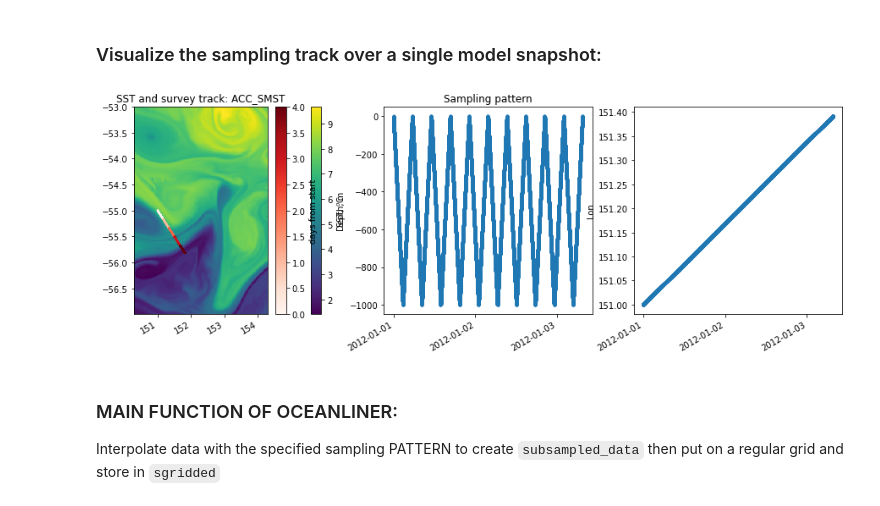
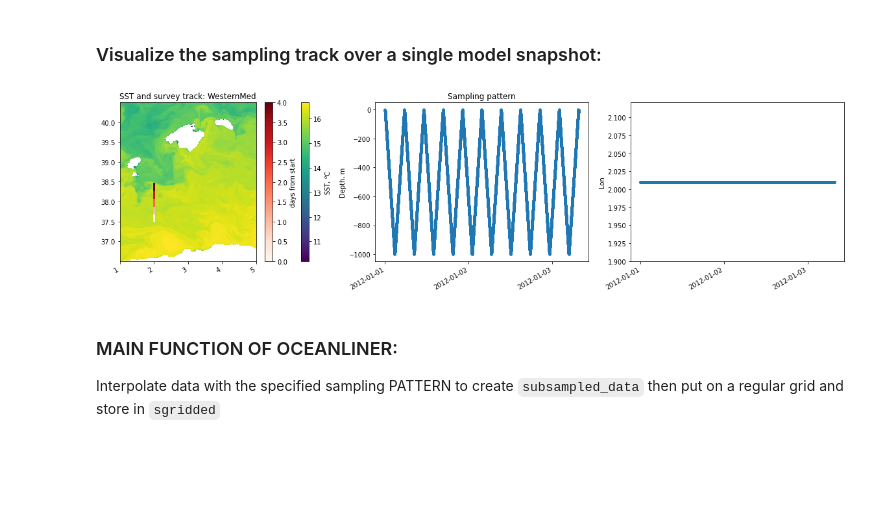
Before and after one commit to kdrushka/oceanliner, a Jupyter notebook: run_oceanliner.ipynb, the cells around one changed output. Drawn from its saved outputs; the diff is of its cells as text; code cells hidden in the pictures; blank space fills up the shorter version.

```diff
--- a/run_oceanliner.ipynb
+++ b/run_oceanliner.ipynb
@@ -73,7 +74,7 @@ from oceanliner_functions import download_llc4320_data, compute_derived_fields,
 #   options are:
 #     WesternMed  ROAM_MIZ  NewCaledonia  NWPacific  BassStrait  RockallTrough  ACC_SMST
 #     MarmaraSea  LabradorSea  CapeBasin Boknis GotlandBasin NWAustralia WestAtlantic Yongala
-RegionName = 'ACC_SMST'
+RegionName = 'WesternMed'
 
 # start_date:  first date to subsample the model.
 #   MITgcm llc4320 data are from 2011-Sep-13 to 2012-Nov-15
@@ -94,6 +95,14 @@ outputdir = '/data3/adac/osse_output/' + RegionName + '/'
 # directory where figures will be stored
 figdir = '/data2/Dropbox/projects/adac/figures/' + RegionName + '/' # store figures
 # --------------------------------------------------------------------
+# directory where data files are stored
+datadir = '/Users/kdrushka/data/adac/mitgcm/netcdf/' + RegionName + '/'
+# directory where generated output files will be stored
+outputdir = '/data3/adac/osse_output/' + RegionName + '/'
+# directory where figures will be stored
+figdir = '/data2/Dropbox/projects/adac/figures/' + RegionName + '/' # store figures
+# --------------------------------------------------------------------
+
 
 
 
@@ -110,8 +119,8 @@ PLATFORM = 'glider'
 #    note: xwaypoints & ywaypoints must have the same size
 #  or, a filename (string) of a netCDF file specifying the waypoints as {'waypoint_file':'filename.nc'} (EXAMPLE NEEDED)
 #  or, None - in which case a simple pattern within the domain will be selected based on "PATTERN" (useful for testing/demo)
-#  ** note, if the waypoints are outside of the domain, something weird will happen (TODO: add an error in this case)
-WAYPOINTS = {'x':[151, 152, 153, 154], 'y':[-55, -56, -55, -56]}
+#  ** note, if the waypoints are outside of the domain, get_survey_track will raise an error (TODO: add warning earlier)
+WAYPOINTS = None# {'x':[151, 152, 153, 154], 'y':[-55, -56, -55, -56]}
 
 # PATTERN: if WAYPOINTS=None, generate waypoints using this pattern:
 #   options are back-forth (repeated back+forth betwen two waypoints) or lawnmower (radiator survey)
@@ -289,7 +340,7 @@ OSSE_ACC_SMST_glider_2012-01-01_to_2012-01-06_maxdepth-1000
 ### Visualize the sampling track over a single model snapshot:
 # %%
 %matplotlib inline
-plt.figure(figsize=(15,5))
+plt.figure(figsize=(20,5))
 
 # map of Theta at time zero
 ax = plt.subplot(1,3,1)
@@ -316,34 +367,34 @@ else:
          np.tile(survey_track['dep'], int(survey_track['time'].isel(time=iplot).data.size)),marker='.')
 # plt.xlim([start_date + datetime.timedelta(days=0), start_date + datetime.timedelta(days=2)])
 plt.ylabel('Depth, m')
 plt.gca().xaxis.set_major_locator(mdates.DayLocator(interval=1))
 plt.gcf().autofmt_xdate()
 plt.title('Sampling pattern')
 
 # lon/time plot
 ax = plt.subplot(1,3,3)
 iplot = slice(0,20000)
 if not (sampling_details['PLATFORM'] == 'mooring'):
     plt.plot(survey_track.time.isel(points=iplot), survey_track.lon.isel(points=iplot), marker='.')
 else:
     # not quite right but good enough for now.
     # (times shouldn't increase with depth)
     plt.scatter((np.tile(survey_track['time'].isel(time=iplot), int(survey_track['lon'].data.size))),
          np.tile(survey_track['lon'], int(survey_track['time'].isel(time=iplot).data.size)),marker='.')
 # plt.xlim([start_date + datetime.timedelta(days=0), start_date + datetime.timedelta(days=2)])
 plt.ylabel('Lon')
 plt.gca().xaxis.set_major_locator(mdates.DayLocator(interval=1))
 plt.gcf().autofmt_xdate()
 
 
 
 # save
 if SAVE_FIGURES:
     plt.savefig(figdir + filename_base + '_sampling.png', dpi=400, transparent=False, facecolor='white')
 
 plt.show()
 # %% [output]
-[figure, old version]
+[figure, new version]
 # %% [markdown]
 ### MAIN FUNCTION OF OCEANLINER:
 Interpolate data with the specified sampling PATTERN to create `subsampled_data` then put on a regular grid and store in `sgridded`
```
Also changed, not shown: parts of 11 cells of this notebook, 1 other file.
